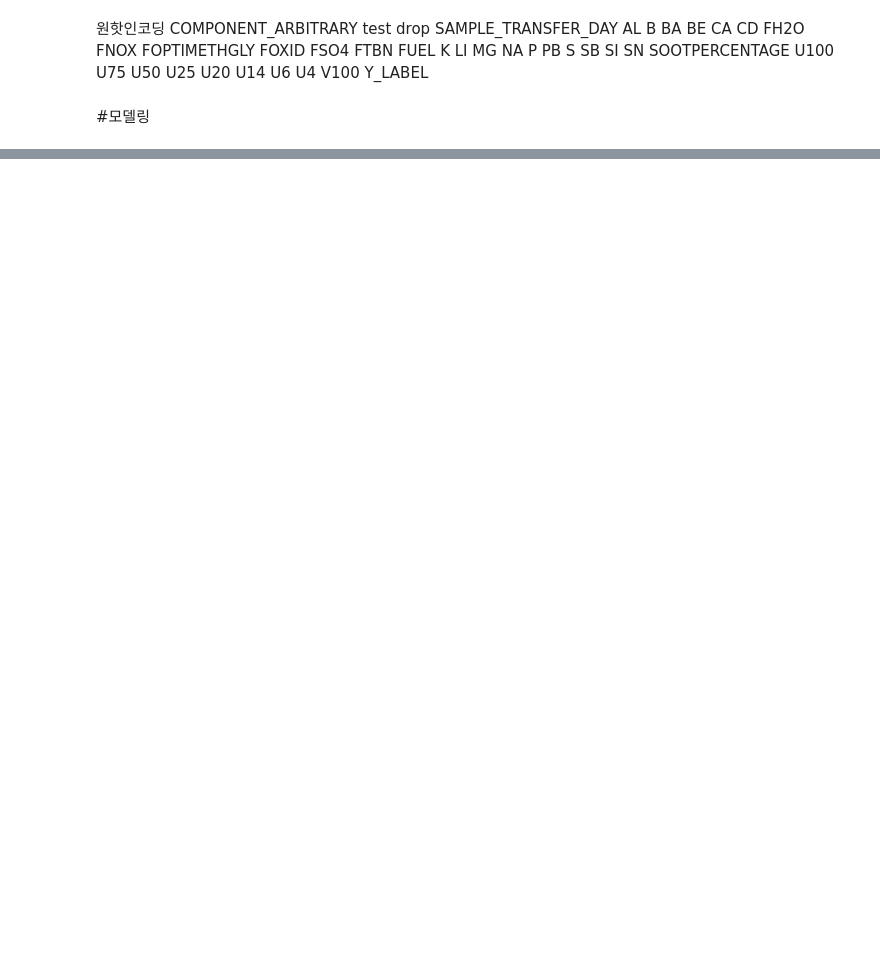
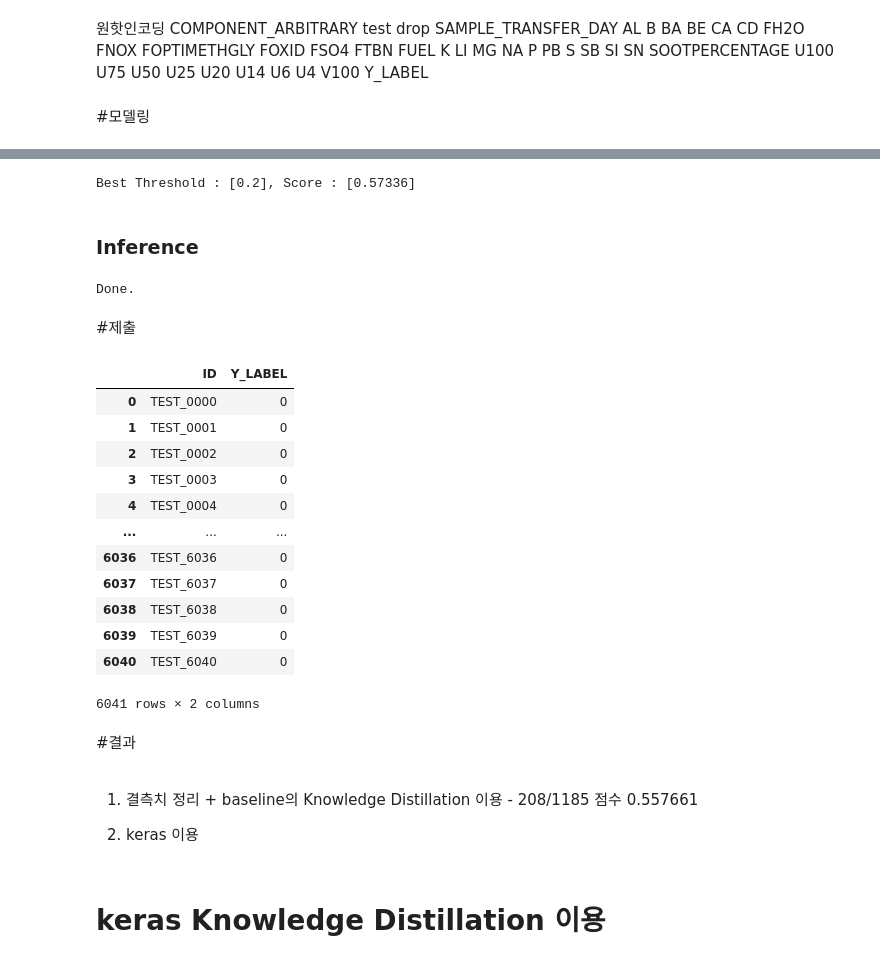
Before and after one commit to dyjs-js/AI_Study, a Jupyter notebook: dacon/ConstuctionMachine/ConstuctionMachineOil.ipynb, the cells around one changed output, grey strips where cells are left out. Cells and saved outputs as stored; diff of their text form; code cells hidden in the pictures; blank space fills up the shorter version.

```diff
--- a/dacon/ConstuctionMachine/ConstuctionMachineOil.ipynb
+++ b/dacon/ConstuctionMachine/ConstuctionMachineOil.ipynb
@@ -466,0 +949,50 @@ Y_LABEL
+# %%
+best_threshold, best_score = choose_threshold(best_student_model, val_loader, device)
+print(f'Best Threshold : [{best_threshold}], Score : [{best_score:.5f}]')
+# %% [output]
+Best Threshold : [0.2], Score : [0.57336]
+# %% [markdown]
+### Inference
+# %%
+test_datasets = CustomDataset(test, None, False)
+test_loaders = DataLoader(test_datasets, batch_size = CFG['BATCH_SIZE'], shuffle=False)
+# %%
+def inference(model, test_loader, threshold, device):
+    model.to(device)
+    model.eval()
+
+    test_predict = []
+    with torch.no_grad():
+        for x in tqdm(test_loader):
+            x = x.float().to(device)
+            model_pred = model(x)
+
+            model_pred = model_pred.squeeze(1).to('cpu')
+            test_predict += model_pred
+
+    test_predict = np.where(np.array(test_predict) > threshold, 1, 0)
+    print('Done.')
+    return test_predict
+# %%
+preds = inference(best_student_model, test_loaders, best_threshold, device)
+# %% [output]
+Done.
+# %% [markdown]
+#제출
+# %%
+smpl_sub['Y_LABEL']=preds
+smpl_sub
+# %% [output]
+|  | ID | Y_LABEL |
+| 0 | TEST_0000 | 0 |
+| 1 | TEST_0001 | 0 |
+| 2 | TEST_0002 | 0 |
+| 3 | TEST_0003 | 0 |
+| 4 | TEST_0004 | 0 |
+| ... | ... | ... |
+| 6036 | TEST_6036 | 0 |
+| 6037 | TEST_6037 | 0 |
+| 6038 | TEST_6038 | 0 |
+| 6039 | TEST_6039 | 0 |
+| 6040 | TEST_6040 | 0 |
+6041 rows × 2 columns
@@ -466,0 +1001,8 @@ Y_LABEL
+# %% [markdown]
+#결과
+# %% [markdown]
+1. 결측치 정리 + baseline의 Knowledge Distillation 이용 - 208/1185 점수 0.557661
+
+2. keras 이용
+# %% [markdown]
+# keras Knowledge Distillation 이용
```
Also changed, not shown: parts of 74 cells of this notebook.
